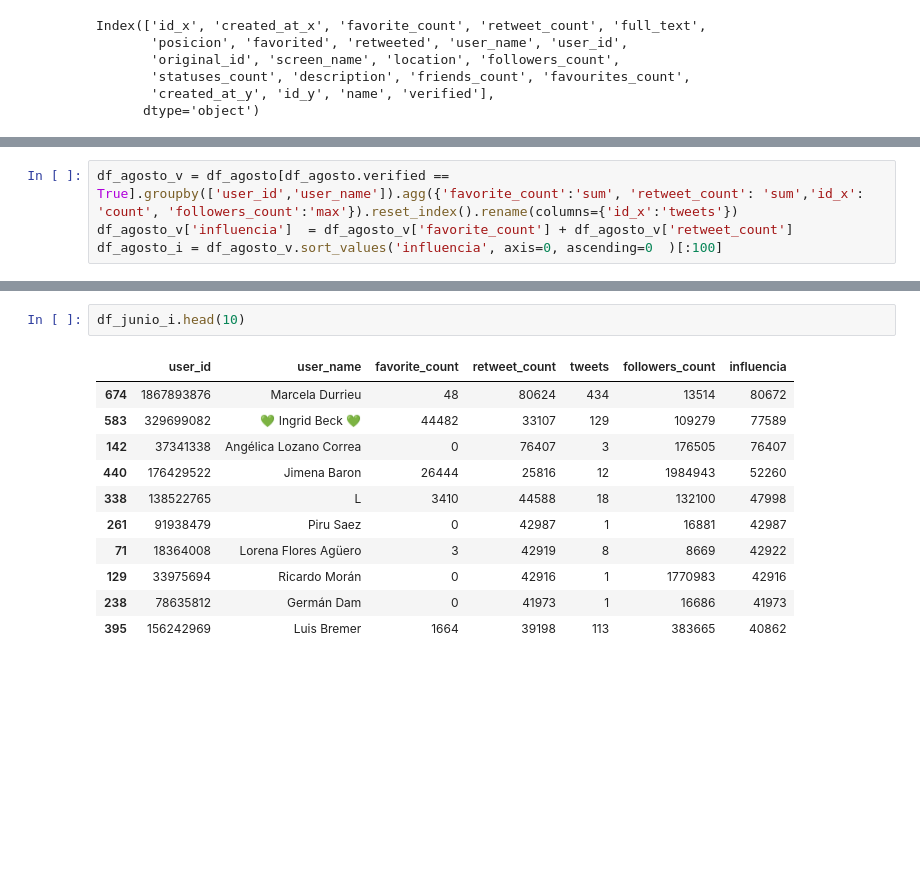
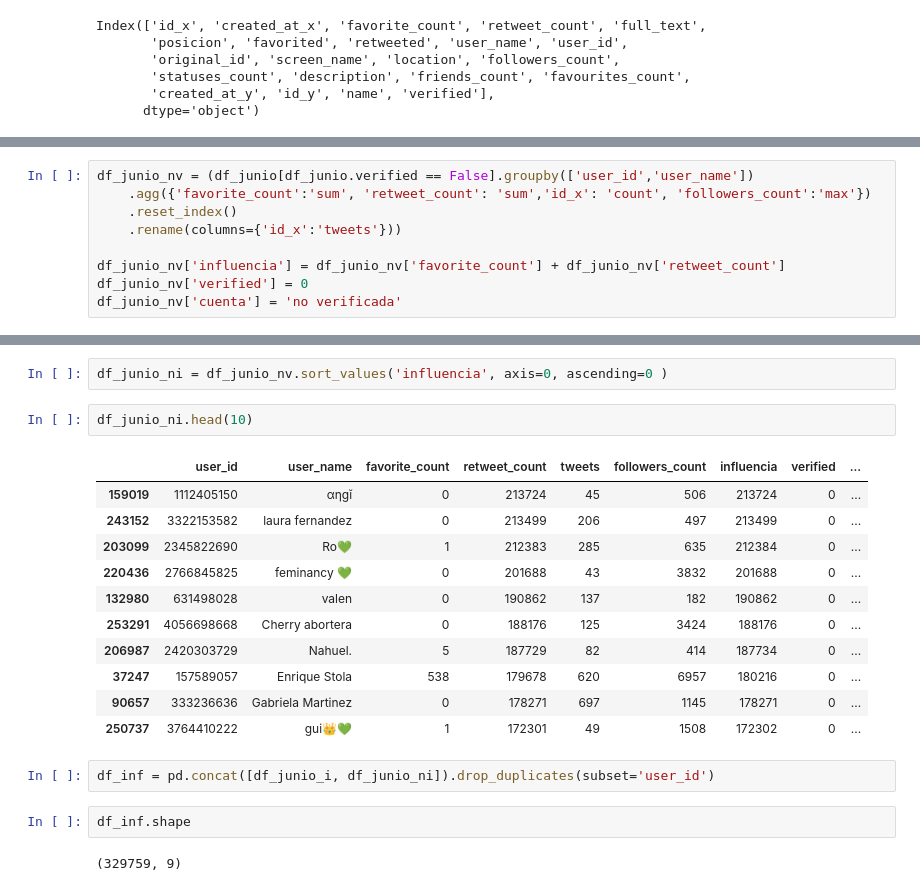
Before and after one commit to juan-analian/mentoria-diplodatos-2019, a Jupyter notebook: users_and_tweets.ipynb, the cells around one changed output, grey strips where cells are left out. Saved outputs shown, nothing was run; the diff lists cells and outputs as text; blank space fills up the shorter version.

```diff
--- a/users_and_tweets.ipynb
+++ b/users_and_tweets.ipynb
@@ -789,4 +808,9 @@ plt.figure(figsize=(10,6))
 # %%
-df_agosto_v = df_agosto[df_agosto.verified == True].groupby(['user_id','user_name']).agg({'favorite_count':'sum', 'retweet_count': 'sum','id_x': 'count', 'followers_count':'max'}).reset_index().rename(columns={'id_x':'tweets'})
-df_agosto_v['influencia']  = df_agosto_v['favorite_count'] + df_agosto_v['retweet_count']
-df_agosto_i = df_agosto_v.sort_values('influencia', axis=0, ascending=0  )[:100]
+df_junio_nv = (df_junio[df_junio.verified == False].groupby(['user_id','user_name'])
+    .agg({'favorite_count':'sum', 'retweet_count': 'sum','id_x': 'count', 'followers_count':'max'})
+    .reset_index()
+    .rename(columns={'id_x':'tweets'}))
+
+df_junio_nv['influencia'] = df_junio_nv['favorite_count'] + df_junio_nv['retweet_count']
+df_junio_nv['verified'] = 0
+df_junio_nv['cuenta'] = 'no verificada'
@@ -807,14 +817,22 @@ plt.figure(figsize=(10,6))
+# %%
+df_junio_ni = df_junio_nv.sort_values('influencia', axis=0, ascending=0 )
 # %%
-df_junio_i.head(10)
+df_junio_ni.head(10)
 # %% [output]
-|  | user_id | user_name | favorite_count | retweet_count | tweets | followers_count | influencia |
-| 674 | 1867893876 | Marcela Durrieu | 48 | 80624 | 434 | 13514 | 80672 |
-| 583 | 329699082 | 💚 Ingrid Beck 💚 | 44482 | 33107 | 129 | 109279 | 77589 |
-| 142 | 37341338 | Angélica Lozano Correa | 0 | 76407 | 3 | 176505 | 76407 |
-| 440 | 176429522 | Jimena Baron | 26444 | 25816 | 12 | 1984943 | 52260 |
-| 338 | 138522765 | L | 3410 | 44588 | 18 | 132100 | 47998 |
-| 261 | 91938479 | Piru Saez | 0 | 42987 | 1 | 16881 | 42987 |
-| 71 | 18364008 | Lorena Flores Agüero | 3 | 42919 | 8 | 8669 | 42922 |
-| 129 | 33975694 | Ricardo Morán | 0 | 42916 | 1 | 1770983 | 42916 |
-| 238 | 78635812 | Germán Dam | 0 | 41973 | 1 | 16686 | 41973 |
-| 395 | 156242969 | Luis Bremer | 1664 | 39198 | 113 | 383665 | 40862 |
+|  | user_id | user_name | favorite_count | retweet_count | tweets | followers_count | influencia | verified | ... |
+| 159019 | 1112405150 | αηgĭ | 0 | 213724 | 45 | 506 | 213724 | 0 | ... |
+| 243152 | 3322153582 | laura fernandez | 0 | 213499 | 206 | 497 | 213499 | 0 | ... |
+| 203099 | 2345822690 | Ro💚 | 1 | 212383 | 285 | 635 | 212384 | 0 | ... |
+| 220436 | 2766845825 | feminancy 💚 | 0 | 201688 | 43 | 3832 | 201688 | 0 | ... |
+| 132980 | 631498028 | valen | 0 | 190862 | 137 | 182 | 190862 | 0 | ... |
+| 253291 | 4056698668 | Cherry abortera | 0 | 188176 | 125 | 3424 | 188176 | 0 | ... |
+| 206987 | 2420303729 | Nahuel. | 5 | 187729 | 82 | 414 | 187734 | 0 | ... |
+| 37247 | 157589057 | Enrique Stola | 538 | 179678 | 620 | 6957 | 180216 | 0 | ... |
+| 90657 | 333236636 | Gabriela Martinez | 0 | 178271 | 697 | 1145 | 178271 | 0 | ... |
+| 250737 | 3764410222 | gui👑💚 | 1 | 172301 | 49 | 1508 | 172302 | 0 | ... |
+# %%
+df_inf = pd.concat([df_junio_i, df_junio_ni]).drop_duplicates(subset='user_id')
+# %%
+df_inf.shape
+# %% [output]
+(329759, 9)
```
Also changed, not shown: parts of 25 cells of this notebook.
